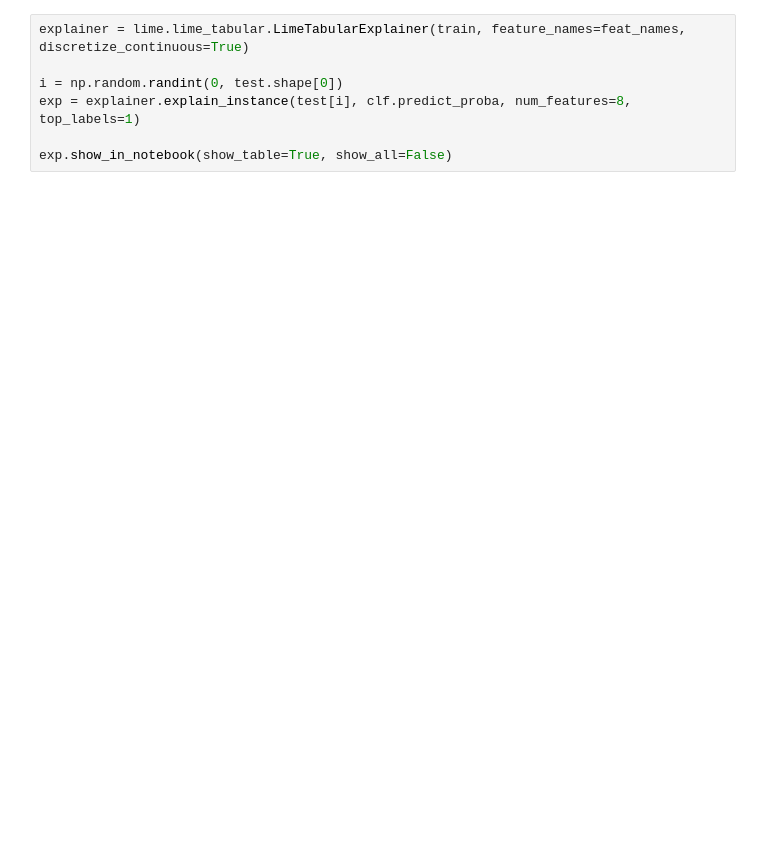
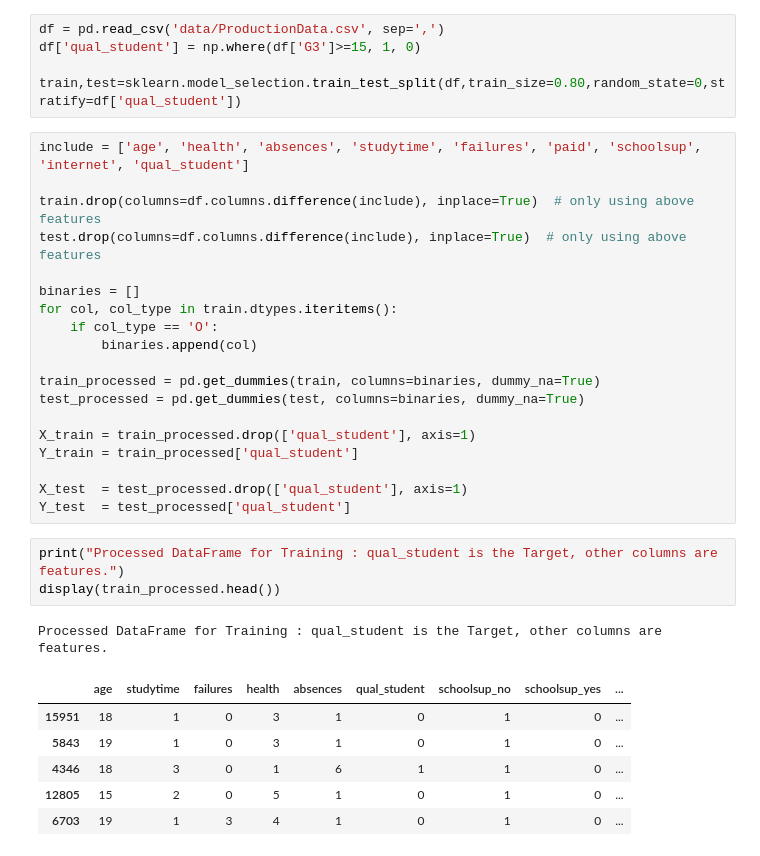
Before and after one commit to CMU-313/fall-22-hw4-section-h-team-2, a Jupyter notebook: analysis.ipynb, the cells around one changed output. Cells and saved outputs as stored; diff of their text form; blank space fills up the shorter version.

```diff
--- a/analysis.ipynb
+++ b/analysis.ipynb
@@ -61,7 +14,35 @@ AttributeError: 'TensorSliceDataset' object has no attribute 'data'
-# %%
-explainer = lime.lime_tabular.LimeTabularExplainer(train, feature_names=feat_names, discretize_continuous=True)
-
-i = np.random.randint(0, test.shape[0])
-exp = explainer.explain_instance(test[i], clf.predict_proba, num_features=8, top_labels=1)
-
-exp.show_in_notebook(show_table=True, show_all=False)
+# %%
+df = pd.read_csv('data/ProductionData.csv', sep=',')
+df['qual_student'] = np.where(df['G3']>=15, 1, 0)
+
+train,test=sklearn.model_selection.train_test_split(df,train_size=0.80,random_state=0,stratify=df['qual_student'])
+# %%
+include = ['age', 'health', 'absences', 'studytime', 'failures', 'paid', 'schoolsup', 'internet', 'qual_student']
+
+train.drop(columns=df.columns.difference(include), inplace=True)  # only using above features
+test.drop(columns=df.columns.difference(include), inplace=True)  # only using above features
+
+binaries = []
+for col, col_type in train.dtypes.iteritems():
+    if col_type == 'O':
+        binaries.append(col)
+
+train_processed = pd.get_dummies(train, columns=binaries, dummy_na=True)
+test_processed = pd.get_dummies(test, columns=binaries, dummy_na=True)
+
+X_train = train_processed.drop(['qual_student'], axis=1)
+Y_train = train_processed['qual_student']
+
+X_test  = test_processed.drop(['qual_student'], axis=1)
+Y_test  = test_processed['qual_student']
+# %%
+print("Processed DataFrame for Training : qual_student is the Target, other columns are features.")
+display(train_processed.head())
+# %% [output]
+Processed DataFrame for Training : qual_student is the Target, other columns are features.
+|  | age | studytime | failures | health | absences | qual_student | schoolsup_no | schoolsup_yes | ... |
+| 15951 | 18 | 1 | 0 | 3 | 1 | 0 | 1 | 0 | ... |
+| 5843 | 19 | 1 | 0 | 3 | 1 | 0 | 1 | 0 | ... |
+| 4346 | 18 | 3 | 0 | 1 | 6 | 1 | 1 | 0 | ... |
+| 12805 | 15 | 2 | 0 | 5 | 1 | 0 | 1 | 0 | ... |
+| 6703 | 19 | 1 | 3 | 4 | 1 | 0 | 1 | 0 | ... |
```
Also changed, not shown: parts of 6 cells of this notebook.
